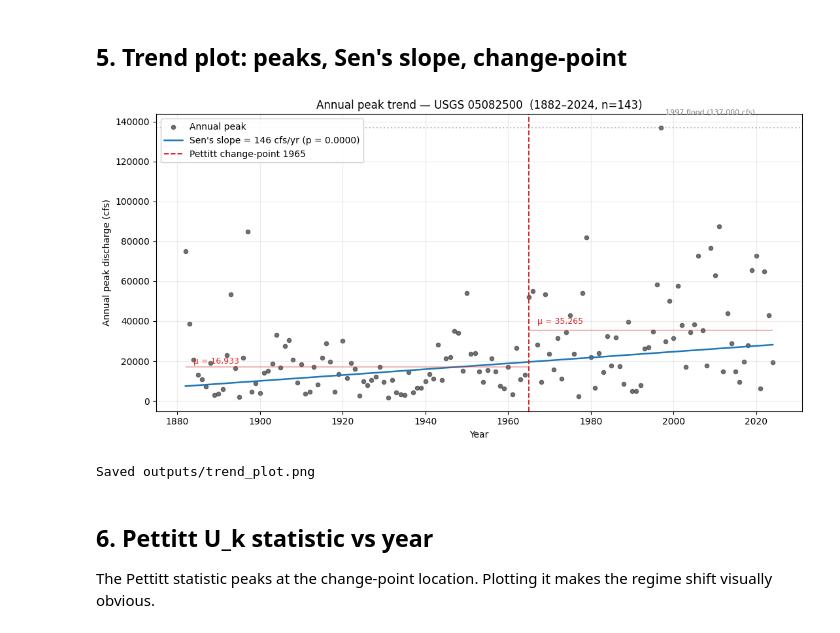
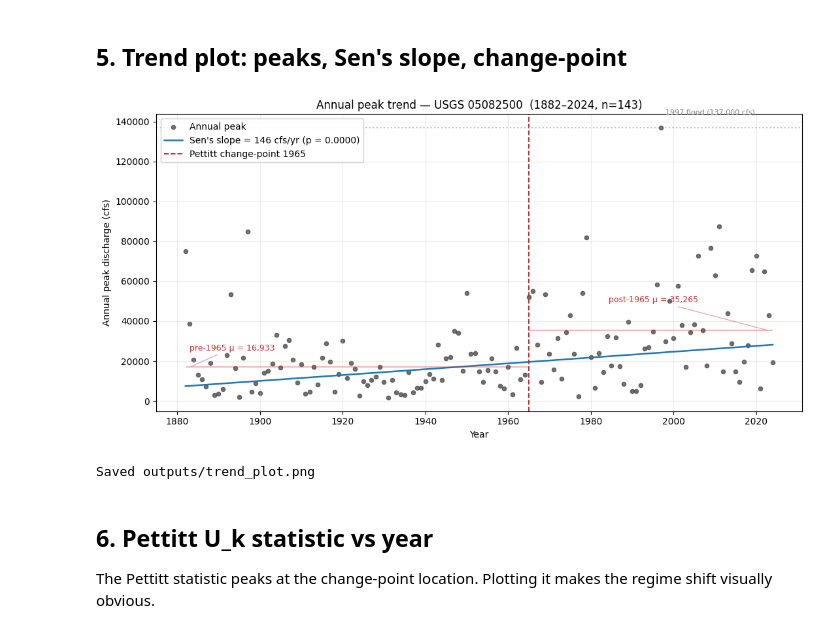
Before and after one commit to Rekin226/aquascope-demos, a Jupyter notebook: 04_red_river_trend/notebook.ipynb, the cells around one changed output. Saved outputs shown, nothing was run; the diff lists cells and outputs as text; code cells hidden in the pictures.

```diff
--- a/04_red_river_trend/notebook.ipynb
+++ b/04_red_river_trend/notebook.ipynb
@@ -189,34 +189,41 @@ Saved outputs/trend_summary.csv
 # %%
 sen_line = res.intercept + res.slope * np.arange(len(values))
 
 fig, ax = plt.subplots(figsize=(11, 5.5))
 ax.scatter(years, values, color="#444", s=20, alpha=0.75, label="Annual peak")
 ax.plot(years, sen_line, color="#1f77b4", linewidth=1.8,
         label=f"Sen's slope = {res.slope:.0f} cfs/yr (p = {res.p:.4f})")
 if cp_year is not None:
     ax.axvline(cp_year, color="#d62728", linestyle="--", linewidth=1.4,
                label=f"Pettitt change-point {cp_year}")
     ax.hlines(mean_before, years.min(), cp_year, color="#d62728", alpha=0.4, linewidth=1.2)
     ax.hlines(mean_after, cp_year, years.max(), color="#d62728", alpha=0.4, linewidth=1.2)
-    ax.annotate(f"μ = {mean_before:,.0f}", xy=(years.min() + 2, mean_before * 1.1),
-                fontsize=9, color="#d62728")
-    ax.annotate(f"μ = {mean_after:,.0f}", xy=(cp_year + 2, mean_after * 1.1),
-                fontsize=9, color="#d62728")
+    # Park labels at the far edges so they do not collide near the change-point.
+    ax.annotate(f"pre-{cp_year} μ = {mean_before:,.0f}",
+                xy=(years.min() + 1, mean_before),
+                xytext=(years.min() + 1, mean_before * 1.5),
+                fontsize=9, color="#d62728",
+                arrowprops=dict(arrowstyle="-", color="#d62728", alpha=0.4))
+    ax.annotate(f"post-{cp_year} μ = {mean_after:,.0f}",
+                xy=(years.max() - 1, mean_after),
+                xytext=(years.max() - 18, mean_after * 1.4),
+                fontsize=9, color="#d62728", ha="right",
+                arrowprops=dict(arrowstyle="-", color="#d62728", alpha=0.4))
 ax.axhline(PEAK_1997_CFS, color="grey", linestyle=":", alpha=0.5)
 ax.annotate(f"1997 flood ({PEAK_1997_CFS:,} cfs)",
             xy=(1997, PEAK_1997_CFS), xytext=(1998, PEAK_1997_CFS * 1.05),
             fontsize=8, color="grey")
 ax.set_xlabel("Year")
 ax.set_ylabel("Annual peak discharge (cfs)")
 ax.set_title(f"Annual peak trend — USGS {GAUGE_ID}  ({years.min()}–{years.max()}, n={len(values)})")
 ax.grid(True, alpha=0.25)
 ax.legend(loc="upper left", framealpha=0.92)
 fig.tight_layout()
 fig.savefig(OUTPUT_DIR / "trend_plot.png", dpi=160)
 plt.show()
 print(f"Saved {OUTPUT_DIR / 'trend_plot.png'}")
 # %% [output]
-[figure, old version]
+[figure, new version]
 Saved outputs/trend_plot.png
 # %% [markdown]
 ## 6. Pettitt U_k statistic vs year
```
Also changed, not shown: 12 other files.
